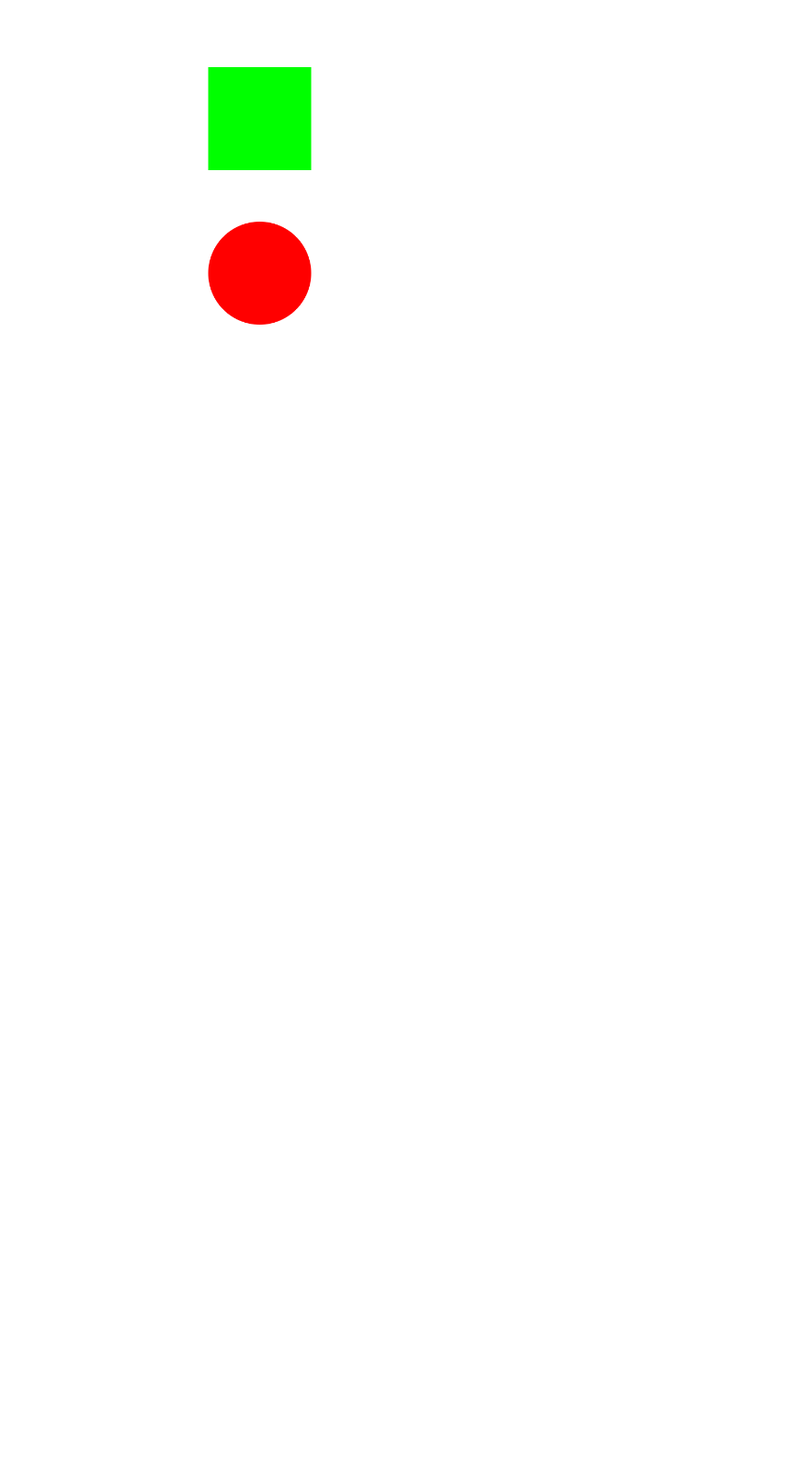
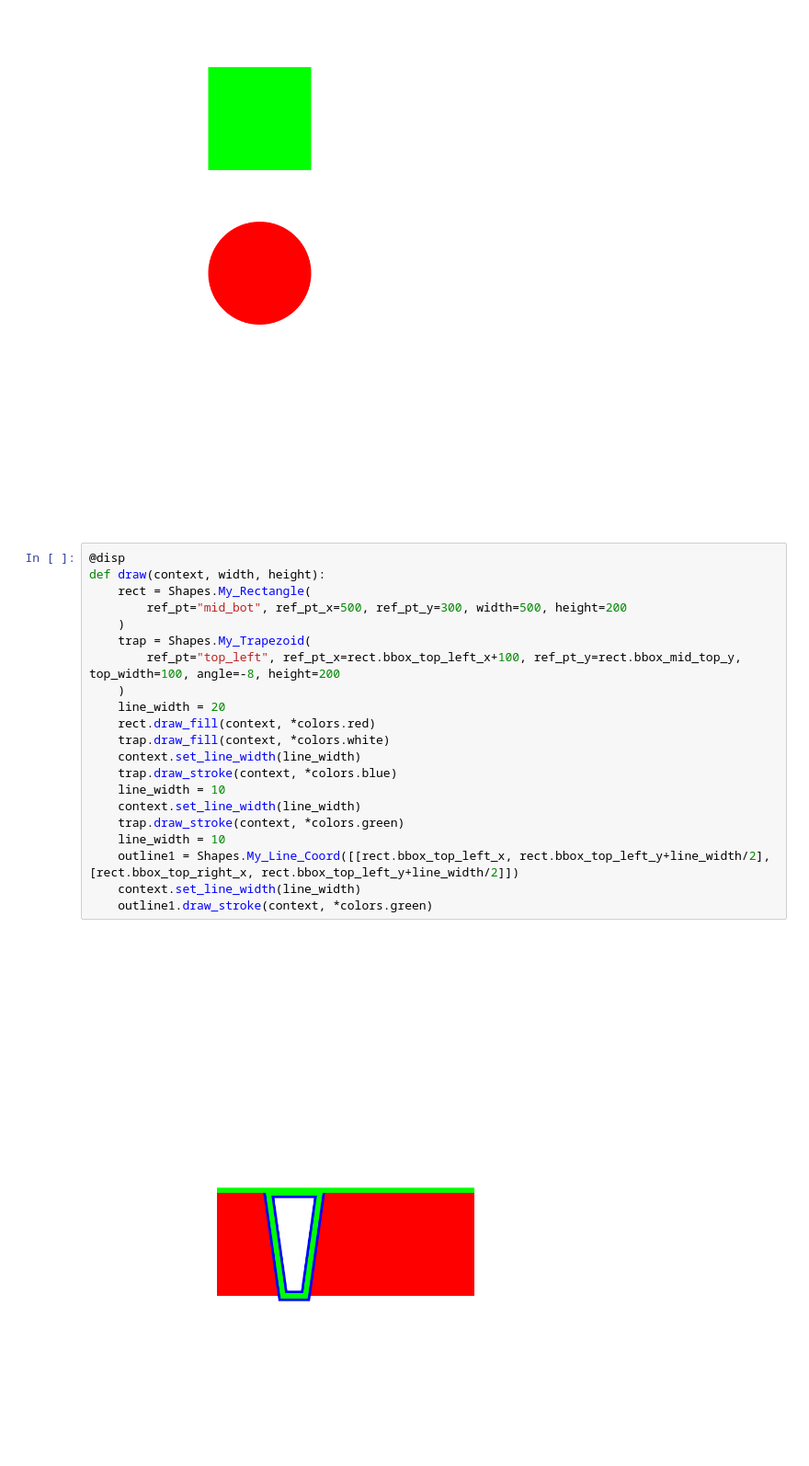
Before and after one commit to jon21o/Drawing, a Jupyter notebook: test_shapes1.ipynb, the cells around one changed output. Shown at 92% size. Drawn from its saved outputs; the diff is of its cells as text; blank space fills up the shorter version.

Commit message:
Fixed stroke functions to close path correctly

```diff
--- a/test_shapes1.ipynb
+++ b/test_shapes1.ipynb
@@ -246,3 +247,26 @@ def draw(context, width, height):
     rect1.draw_fill(context, *colors.green)
 # %% [output]
 [figure]
+# %%
+@disp
+def draw(context, width, height):
+    rect = Shapes.My_Rectangle(
+        ref_pt="mid_bot", ref_pt_x=500, ref_pt_y=300, width=500, height=200
+    )
+    trap = Shapes.My_Trapezoid(
+        ref_pt="top_left", ref_pt_x=rect.bbox_top_left_x+100, ref_pt_y=rect.bbox_mid_top_y, top_width=100, angle=-8, height=200
+    )
+    line_width = 20
+    rect.draw_fill(context, *colors.red)
+    trap.draw_fill(context, *colors.white)
+    context.set_line_width(line_width)
+    trap.draw_stroke(context, *colors.blue)
+    line_width = 10
+    context.set_line_width(line_width)
+    trap.draw_stroke(context, *colors.green)
+    line_width = 10
+    outline1 = Shapes.My_Line_Coord([[rect.bbox_top_left_x, rect.bbox_top_left_y+line_width/2], [rect.bbox_top_right_x, rect.bbox_top_left_y+line_width/2]])
+    context.set_line_width(line_width)
+    outline1.draw_stroke(context, *colors.green)
+# %% [output]
+[figure, added]
```
Also changed, not shown: parts of 2 cells of this notebook, 1 other file.
